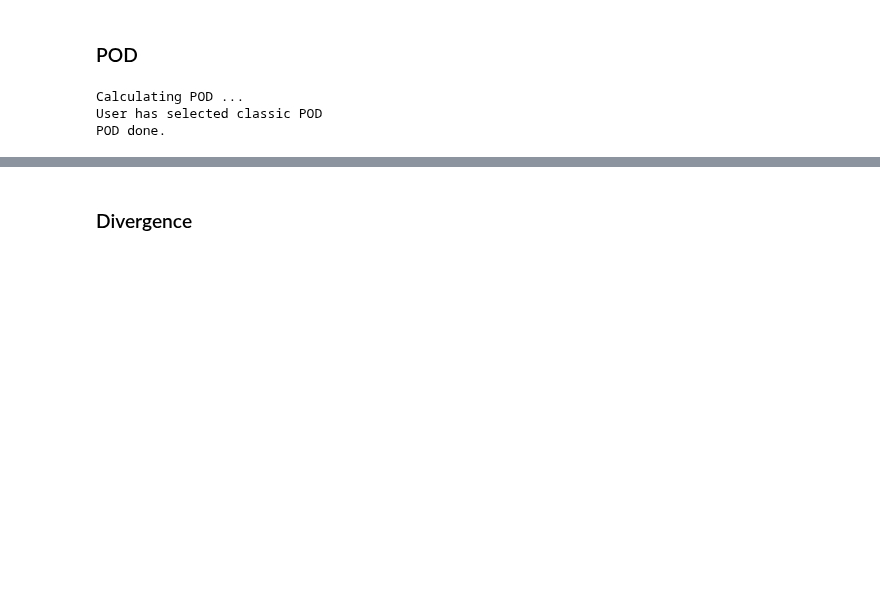
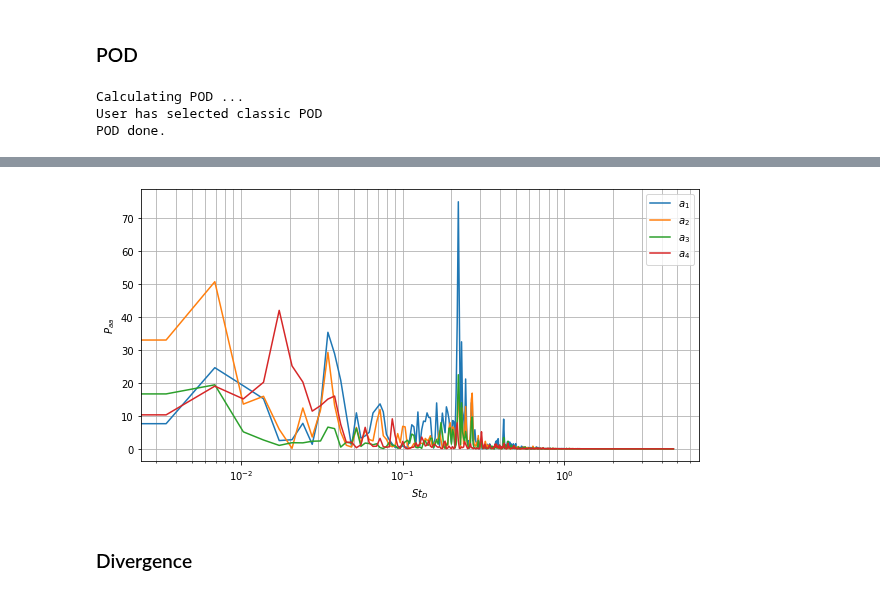
Before and after one commit to MagriLab/MD-CNN-AE, a Jupyter notebook: notebook_visualise/visualise_data.ipynb, the cells around one changed output, grey strips where cells are left out. Cells and saved outputs as stored; diff of their text form; code cells hidden in the pictures; blank space fills up the shorter version.

```diff
--- a/notebook_visualise/visualise_data.ipynb
+++ b/notebook_visualise/visualise_data.ipynb
@@ -264,3 +296,19 @@ print(mse(b,c))
+# %%
+# time coefficients power
+which_a = 10 # start from 1
+A = pod_v.get_time_coefficient
+plt.figure(figsize=(10,5))
+for which_a in range(4):
+    pxx, freqs = mlab.psd(A[:,which_a],Fs=fPIV,NFFT=2732)
+    st = ((D/1000)/Uinf)*freqs
+    plt.semilogx(st,pxx,label=f"$a_{which_a+1}$")
+plt.xlabel("$St_D$")
+plt.ylabel("$P_{aa}$")
+plt.grid(which='both')
+plt.legend()
+plt.show()
+# %% [output]
+[figure, added]
 # %% [markdown]
 ### Divergence
 # %%
```
Also changed, not shown: parts of 15 cells of this notebook, 2 other files.
